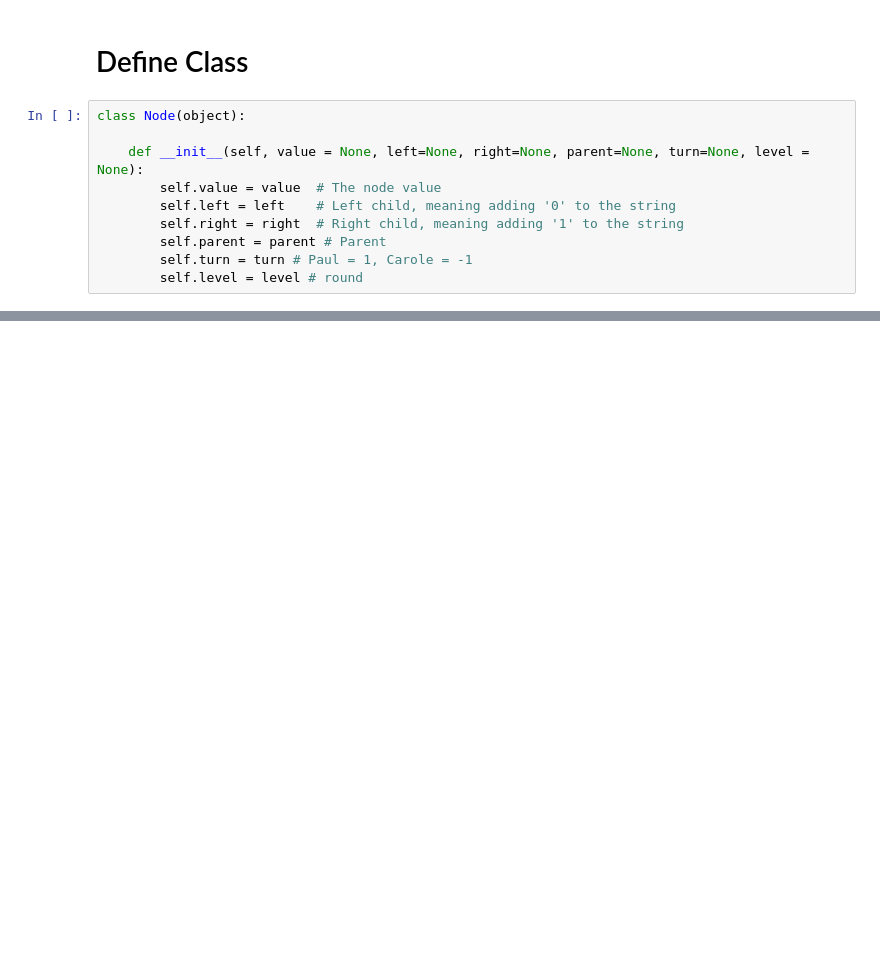
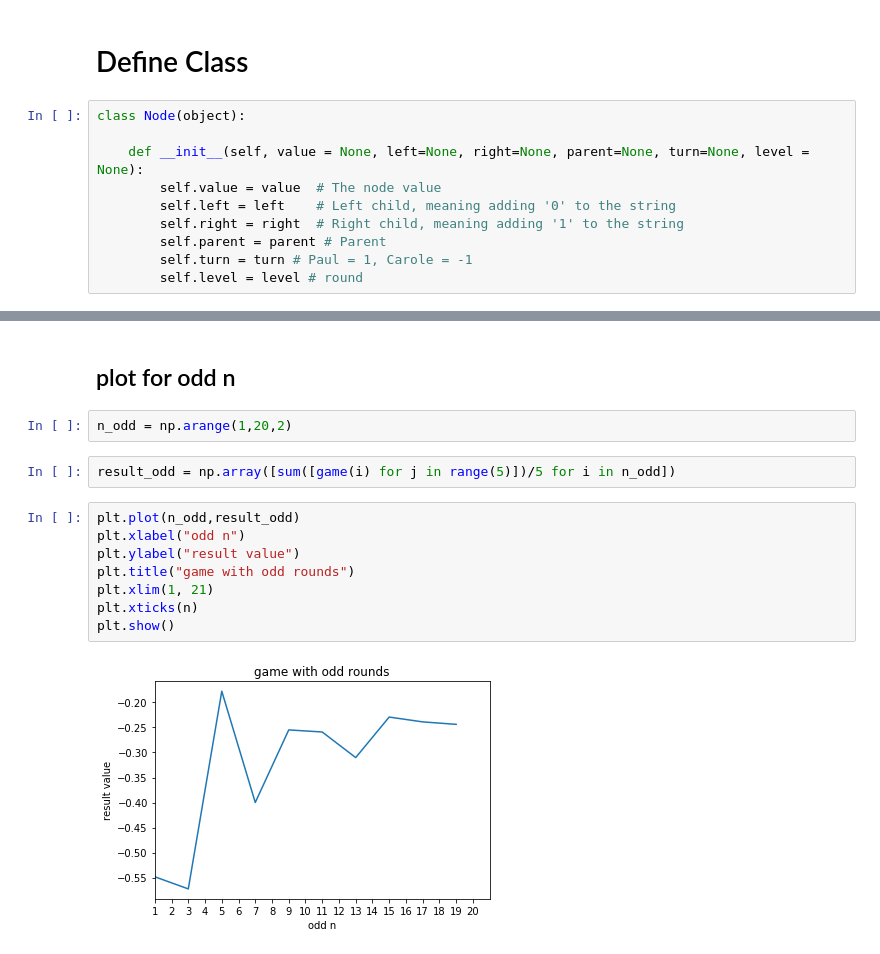
Before and after one commit to LaylalaLau/CSCI-UA-310-Algorithms-Game-Project, a Jupyter notebook: game.ipynb, the cells around one changed output, grey strips where cells are left out. Saved outputs shown, nothing was run; the diff lists cells and outputs as text; blank space fills up the shorter version.

```diff
--- a/game.ipynb
+++ b/game.ipynb
@@ -44,0 +111,16 @@ while a.level != n:
+# %% [markdown]
+## plot for odd n
+# %%
+n_odd = np.arange(1,20,2)
+# %%
+result_odd = np.array([sum([game(i) for j in range(5)])/5 for i in n_odd])
+# %%
+plt.plot(n_odd,result_odd)
+plt.xlabel("odd n")
+plt.ylabel("result value")
+plt.title("game with odd rounds")
+plt.xlim(1, 21)
+plt.xticks(n)
+plt.show()
+# %% [output]
+[figure, added]
```
Also changed, not shown: parts of 19 cells of this notebook.
